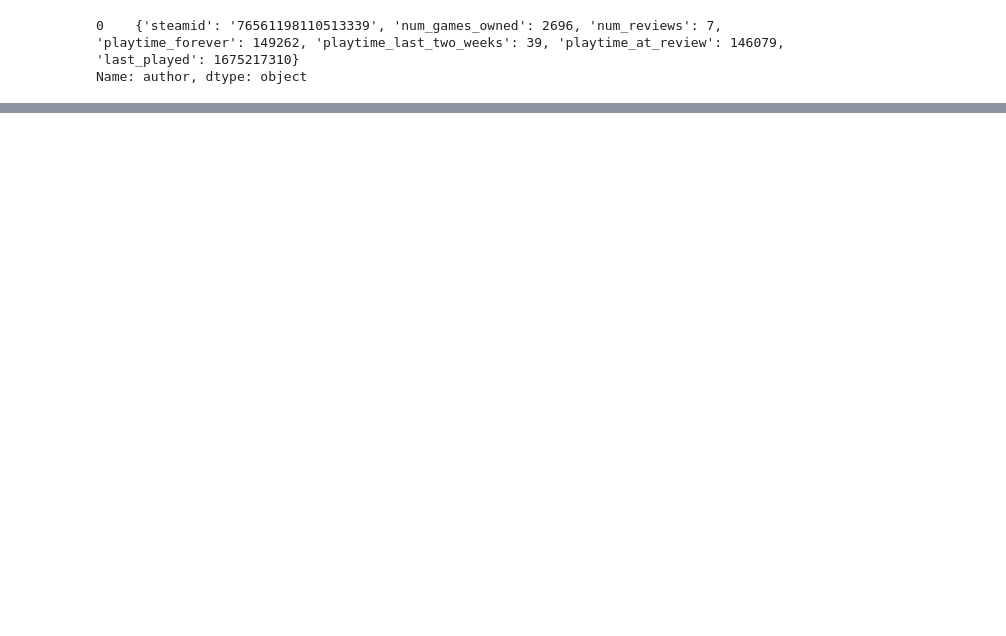
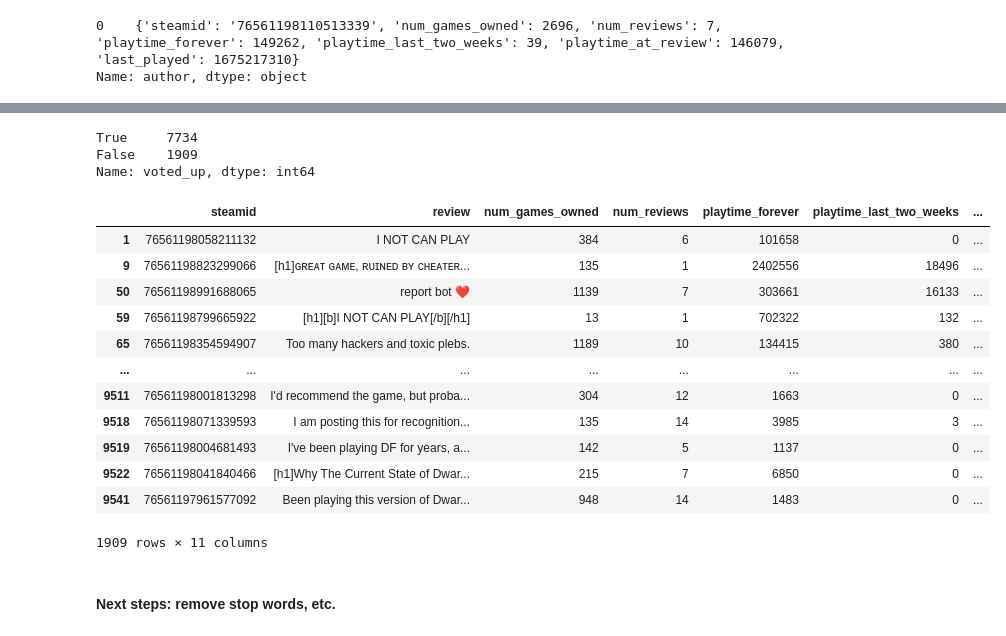
Before and after one commit to choi-b/steam-game-reviews-nlp, a Jupyter notebook: Steam Game Reviews NLP.ipynb, the cells around one changed output, grey strips where cells are left out. Drawn from its saved outputs; the diff is of its cells as text; code cells hidden in the pictures; blank space fills up the shorter version.

```diff
--- a/Steam Game Reviews NLP.ipynb
+++ b/Steam Game Reviews NLP.ipynb
@@ -131,0 +144,5 @@ Name: author, dtype: object
+# %%
+author_fields = df_init['author'].values.tolist()
+# %%
+author_df = pd.DataFrame(author_fields, columns = ['steamid','num_games_owned','num_reviews','playtime_forever',
+                                                   'playtime_last_two_weeks','playtime_at_review','last_played'])
@@ -131,0 +153,2 @@ Name: author, dtype: object
+# %%
+df = pd.concat([df_init, author_df], axis=1)
@@ -131,0 +172,5 @@ Name: author, dtype: object
+# %%
+#subset and rearrange columns
+#won't really need "last_played"
+df = df[['steamid','review','num_games_owned','num_reviews','playtime_forever','playtime_last_two_weeks','playtime_at_review',
+         'votes_up','votes_funny','weighted_vote_score','voted_up']]
@@ -131,0 +187,26 @@ Name: author, dtype: object
+# %%
+#Proportion of reviews with thumbs up or down
+df['voted_up'].value_counts()
+# %% [output]
+True     7734
+False    1909
+Name: voted_up, dtype: int64
+# %%
+#examples of reviews where it got a thumbs down
+df[df['voted_up']==False]
+# %% [output]
+|  | steamid | review | num_games_owned | num_reviews | playtime_forever | playtime_last_two_weeks | ... |
+| 1 | 76561198058211132 | I NOT CAN PLAY | 384 | 6 | 101658 | 0 | ... |
+| 9 | 76561198823299066 | [h1]ɢʀᴇᴀᴛ ɢᴀᴍᴇ, ʀᴜɪɴᴇᴅ ʙʏ ᴄʜᴇᴀᴛᴇʀ... | 135 | 1 | 2402556 | 18496 | ... |
+| 50 | 76561198991688065 | report bot ❤️ | 1139 | 7 | 303661 | 16133 | ... |
+| 59 | 76561198799665922 | [h1][b]I NOT CAN PLAY[/b][/h1] | 13 | 1 | 702322 | 132 | ... |
+| 65 | 76561198354594907 | Too many hackers and toxic plebs. | 1189 | 10 | 134415 | 380 | ... |
+| ... | ... | ... | ... | ... | ... | ... | ... |
+| 9511 | 76561198001813298 | I'd recommend the game, but proba... | 304 | 12 | 1663 | 0 | ... |
+| 9518 | 76561198071339593 | I am posting this for recognition... | 135 | 14 | 3985 | 3 | ... |
+| 9519 | 76561198004681493 | I've been playing DF for years, a... | 142 | 5 | 1137 | 0 | ... |
+| 9522 | 76561198041840466 | [h1]Why The Current State of Dwar... | 215 | 7 | 6850 | 0 | ... |
+| 9541 | 76561197961577092 | Been playing this version of Dwar... | 948 | 14 | 1483 | 0 | ... |
+1909 rows × 11 columns
+# %% [markdown]
+#### Next steps: remove stop words, etc.
```
Also changed, not shown: parts of 14 cells of this notebook.
